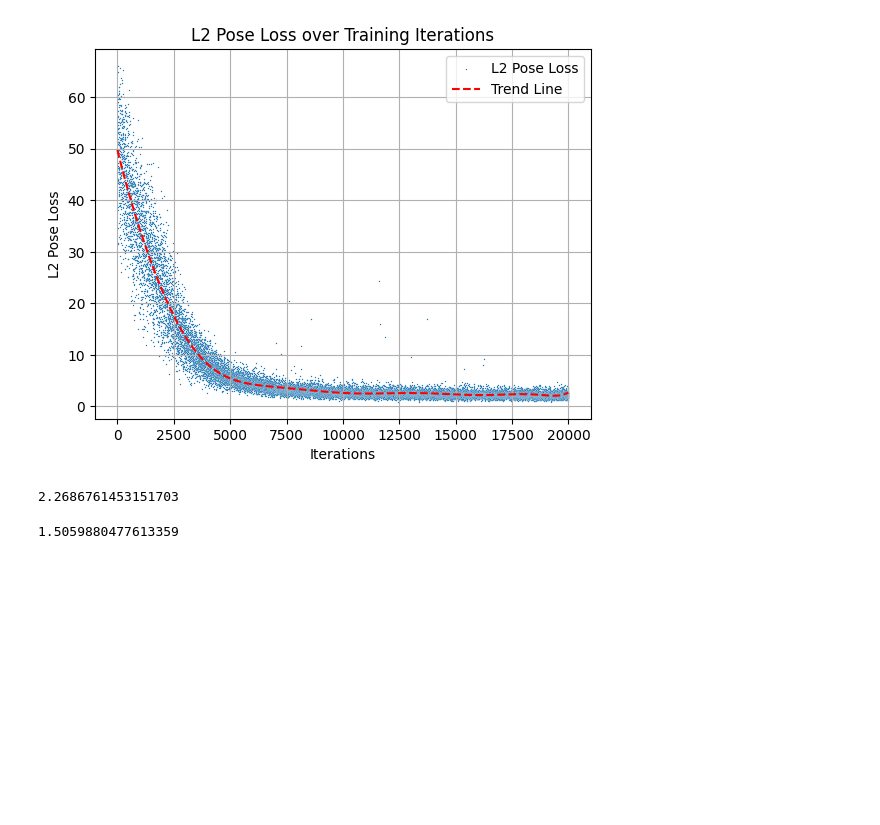
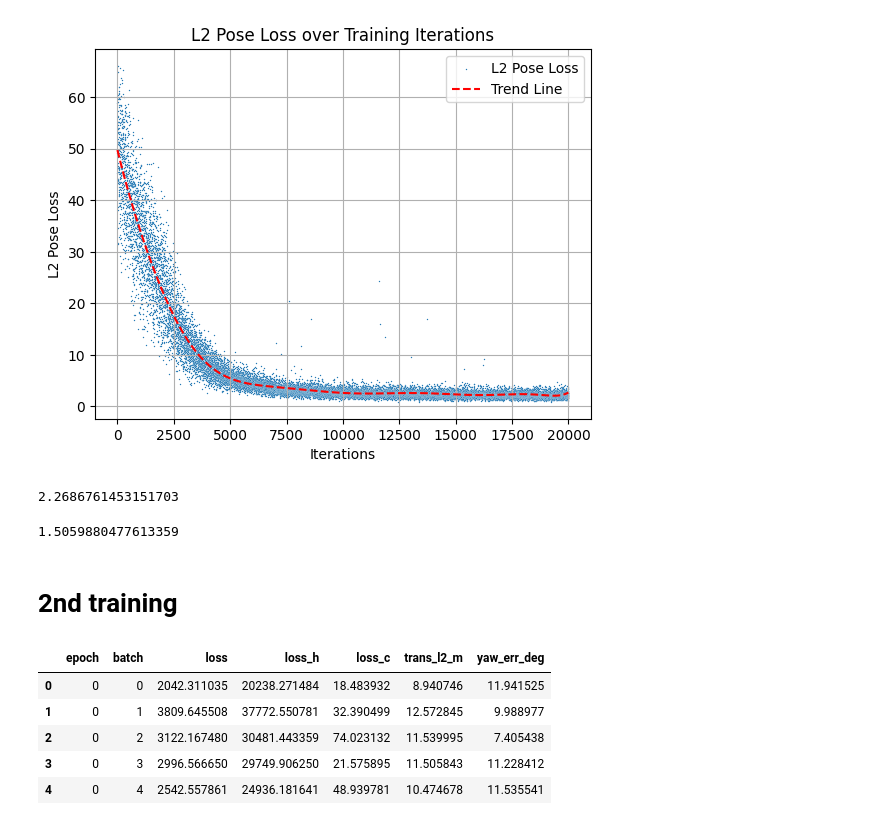
Before and after one commit to ifinckh/2025_sem_proj_FINCKH_VITA, a Jupyter notebook: results.ipynb, the cells around one changed output. Saved outputs shown, nothing was run; the diff lists cells and outputs as text; code cells hidden in the pictures; blank space fills up the shorter version.

```diff
--- a/results.ipynb
+++ b/results.ipynb
@@ -160,3 +162,16 @@ df.rte[-500:].mean()
 np.sqrt(2.268)
 # %% [output]
 1.5059880477613359
+# %% [markdown]
+# 2nd training
+# %%
+fp  = "metrics/train/2025_12_17_0.csv"
+df = pd.read_csv(fp)
+df.head()
+# %% [output]
+|  | epoch | batch | loss | loss_h | loss_c | trans_l2_m | yaw_err_deg |
+| 0 | 0 | 0 | 2042.311035 | 20238.271484 | 18.483932 | 8.940746 | 11.941525 |
+| 1 | 0 | 1 | 3809.645508 | 37772.550781 | 32.390499 | 12.572845 | 9.988977 |
+| 2 | 0 | 2 | 3122.167480 | 30481.443359 | 74.023132 | 11.539995 | 7.405438 |
+| 3 | 0 | 3 | 2996.566650 | 29749.906250 | 21.575895 | 11.505843 | 11.228412 |
+| 4 | 0 | 4 | 2542.557861 | 24936.181641 | 48.939781 | 10.474678 | 11.535541 |
```
Also changed, not shown: parts of 3 cells of this notebook, 13 other files.
